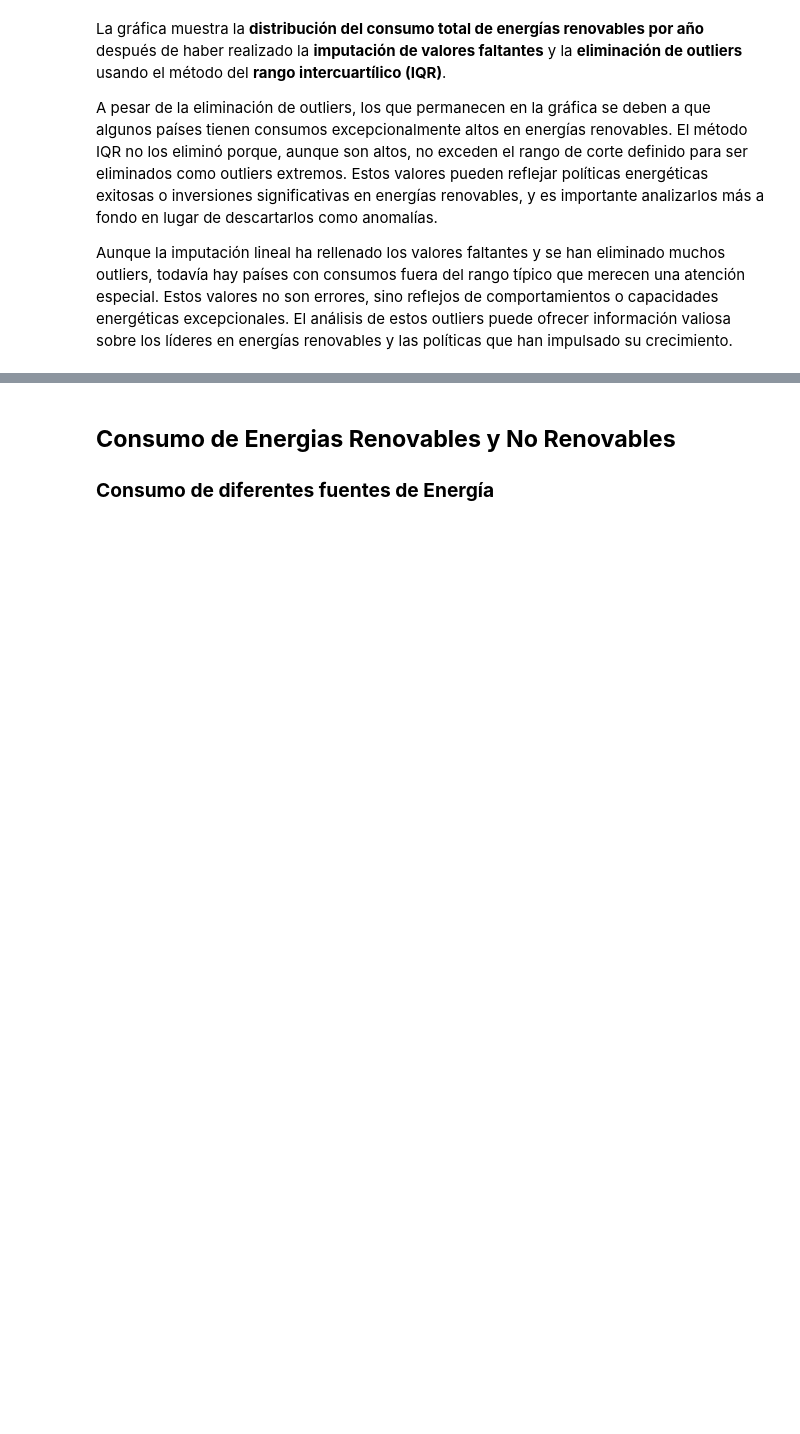
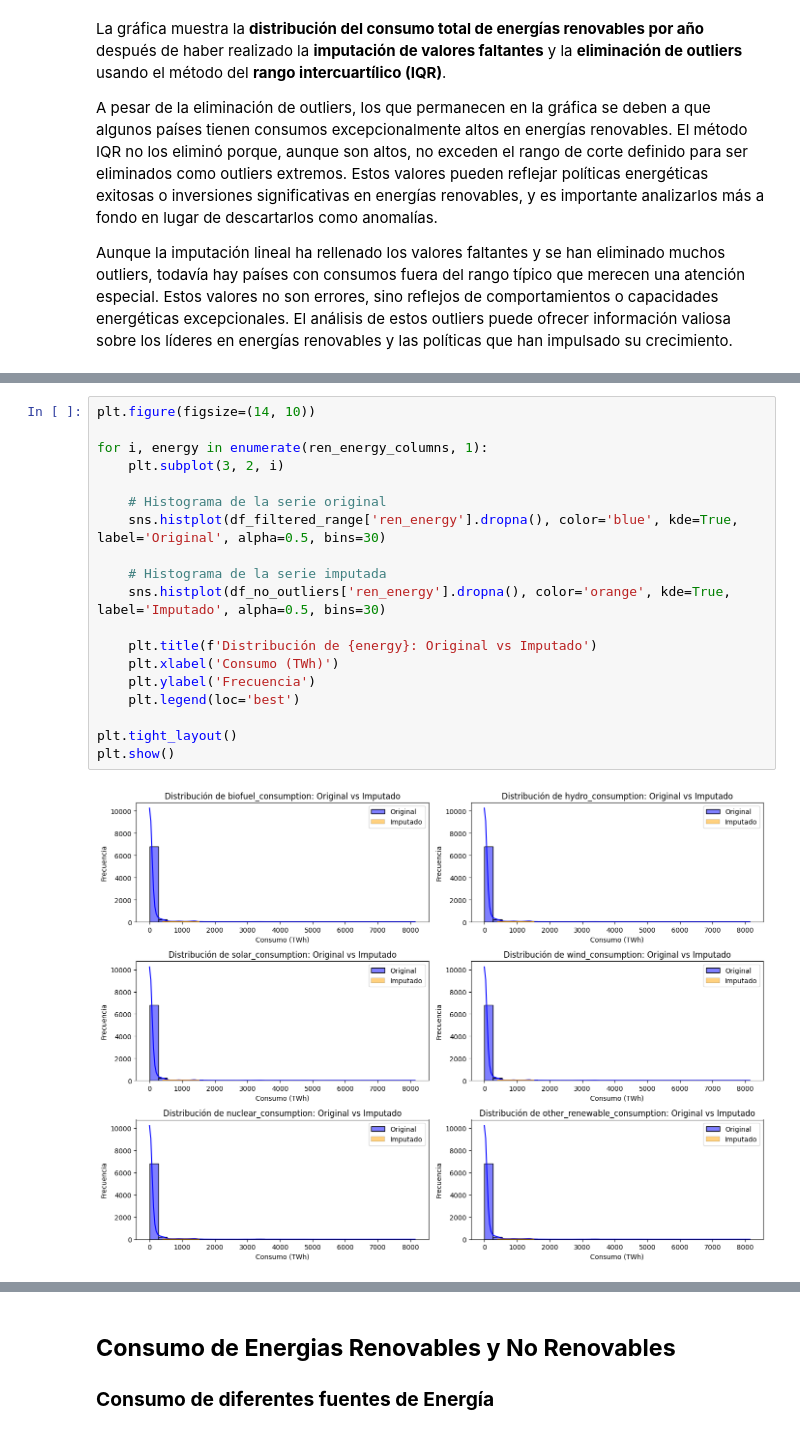
Before and after one commit to anyelot/ML_ProyectoFinal, a Jupyter notebook: _sources/eda.ipynb, the cells around one changed output, grey strips where cells are left out. Saved outputs shown, nothing was run; the diff lists cells and outputs as text; blank space fills up the shorter version.

```diff
--- a/_sources/eda.ipynb
+++ b/_sources/eda.ipynb
@@ -232,0 +295,21 @@ Aunque la imputación lineal ha rellenado los valores faltantes y se han elimina
+# %%
+plt.figure(figsize=(14, 10))
+
+for i, energy in enumerate(ren_energy_columns, 1):
+    plt.subplot(3, 2, i)
+
+    # Histograma de la serie original
+    sns.histplot(df_filtered_range['ren_energy'].dropna(), color='blue', kde=True, label='Original', alpha=0.5, bins=30)
+
+    # Histograma de la serie imputada
+    sns.histplot(df_no_outliers['ren_energy'].dropna(), color='orange', kde=True, label='Imputado', alpha=0.5, bins=30)
+
+    plt.title(f'Distribución de {energy}: Original vs Imputado')
+    plt.xlabel('Consumo (TWh)')
+    plt.ylabel('Frecuencia')
+    plt.legend(loc='best')
+
+plt.tight_layout()
+plt.show()
+# %% [output]
+[figure, added]
```
Also changed, not shown: parts of 12 cells of this notebook, 10 other files.
